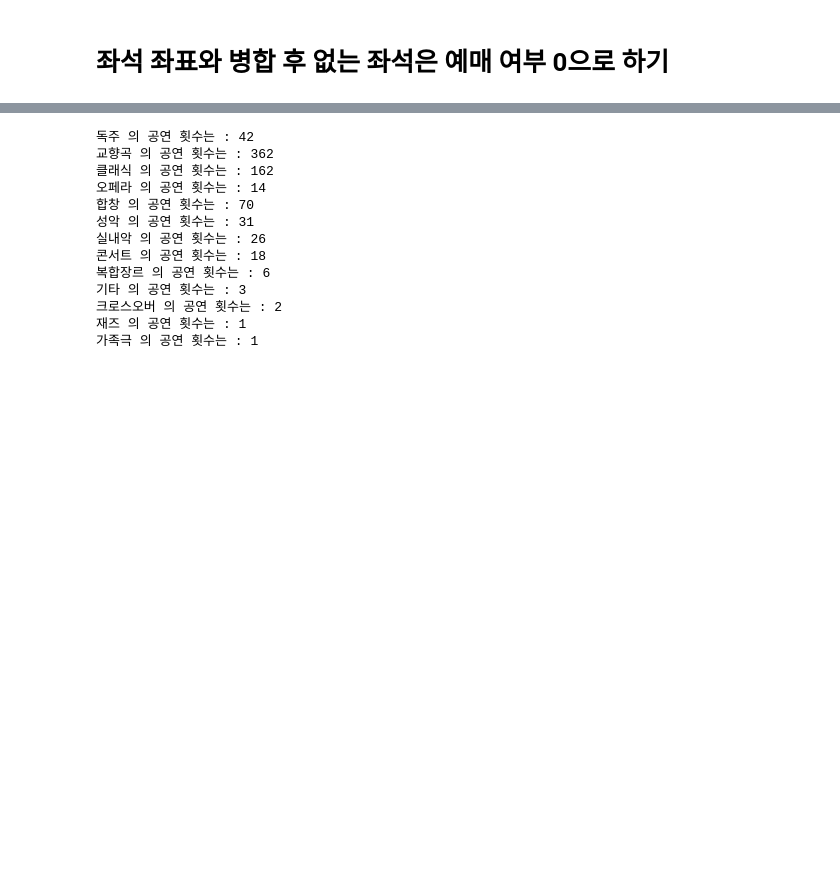
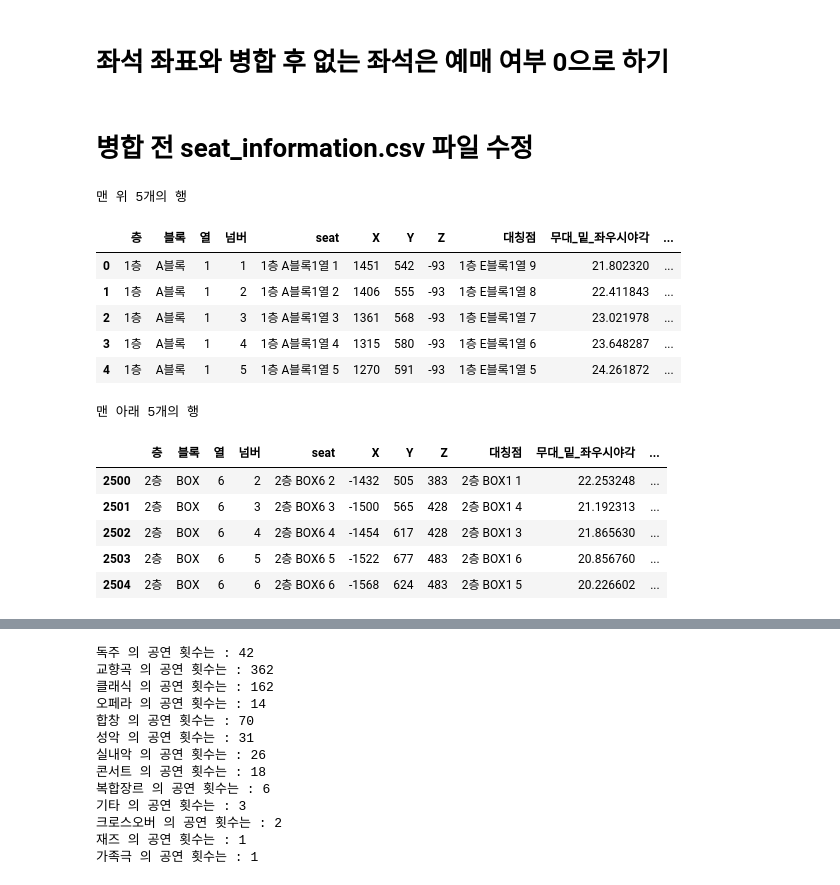
Before and after one commit to yonghyeun/BigContest-CocenrtHall, a Jupyter notebook: preprocessing/seat_datatable_preprocessing.ipynb, the cells around one changed output, grey strips where cells are left out. Drawn from its saved outputs; the diff is of its cells as text; code cells hidden in the pictures; blank space fills up the shorter version.

```diff
--- a/preprocessing/seat_datatable_preprocessing.ipynb
+++ b/preprocessing/seat_datatable_preprocessing.ipynb
@@ -82,3 +73,5 @@ unique_combinations[cond]
 우선 그룹핑 할때는 이런 일이 없도록 drop_duplicate 를 시행해주자
 # %% [markdown]
 # **좌석 좌표와 병합 후 없는 좌석은 예매 여부 0으로 하기**
+# %% [markdown]
+# **병합 전 seat_information.csv 파일 수정**
@@ -85,3 +85,24 @@ unique_combinations[cond]
+# %%
+print('맨 위 5개의 행')
+display(seat_information.head())
+
+print('맨 아래 5개의 행')
+display(seat_information.tail())
+# %% [output]
+맨 위 5개의 행
+|  | 층 | 블록 | 열 | 넘버 | seat | X | Y | Z | 대칭점 | 무대_밑_좌우시야각 | ... |
+| 0 | 1층 | A블록 | 1 | 1 | 1층 A블록1열 1 | 1451 | 542 | -93 | 1층 E블록1열 9 | 21.802320 | ... |
+| 1 | 1층 | A블록 | 1 | 2 | 1층 A블록1열 2 | 1406 | 555 | -93 | 1층 E블록1열 8 | 22.411843 | ... |
+| 2 | 1층 | A블록 | 1 | 3 | 1층 A블록1열 3 | 1361 | 568 | -93 | 1층 E블록1열 7 | 23.021978 | ... |
+| 3 | 1층 | A블록 | 1 | 4 | 1층 A블록1열 4 | 1315 | 580 | -93 | 1층 E블록1열 6 | 23.648287 | ... |
+| 4 | 1층 | A블록 | 1 | 5 | 1층 A블록1열 5 | 1270 | 591 | -93 | 1층 E블록1열 5 | 24.261872 | ... |
+맨 아래 5개의 행
+|  | 층 | 블록 | 열 | 넘버 | seat | X | Y | Z | 대칭점 | 무대_밑_좌우시야각 | ... |
+| 2500 | 2층 | BOX | 6 | 2 | 2층 BOX6 2 | -1432 | 505 | 383 | 2층 BOX1 1 | 22.253248 | ... |
+| 2501 | 2층 | BOX | 6 | 3 | 2층 BOX6 3 | -1500 | 565 | 428 | 2층 BOX1 4 | 21.192313 | ... |
+| 2502 | 2층 | BOX | 6 | 4 | 2층 BOX6 4 | -1454 | 617 | 428 | 2층 BOX1 3 | 21.865630 | ... |
+| 2503 | 2층 | BOX | 6 | 5 | 2층 BOX6 5 | -1522 | 677 | 483 | 2층 BOX1 6 | 20.856760 | ... |
+| 2504 | 2층 | BOX | 6 | 6 | 2층 BOX6 6 | -1568 | 624 | 483 | 2층 BOX1 5 | 20.226602 | ... |
 # %%
 class seat_merging:
 
```
Also changed, not shown: parts of 10 cells of this notebook, 5 other files.
